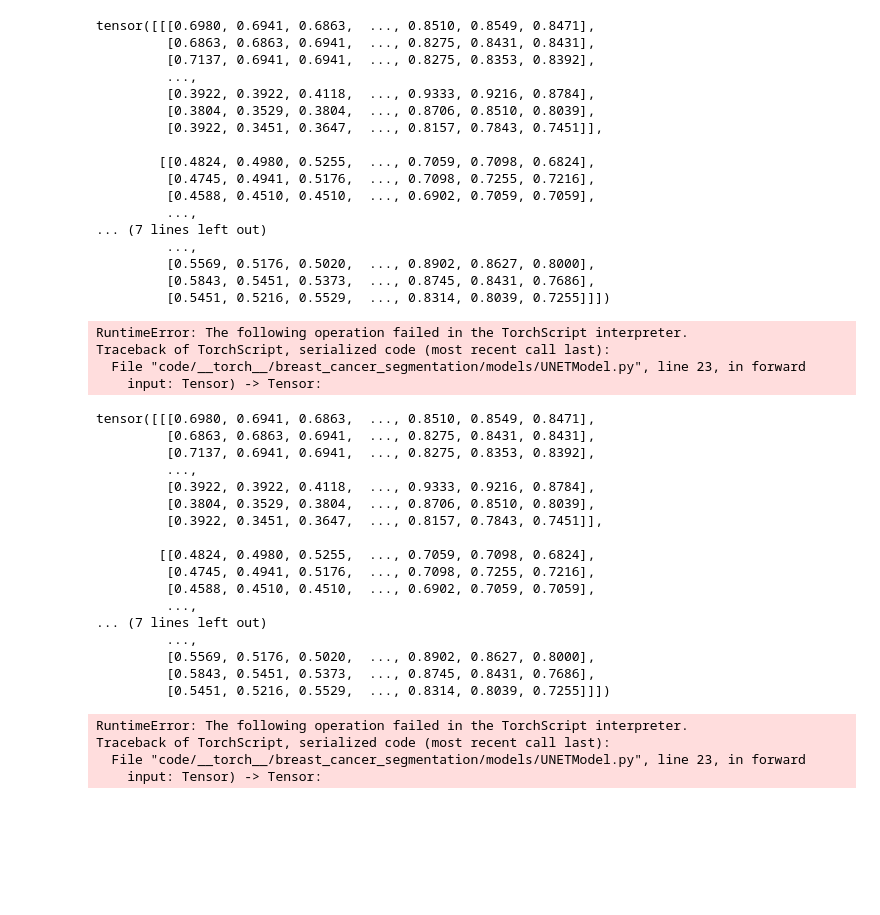
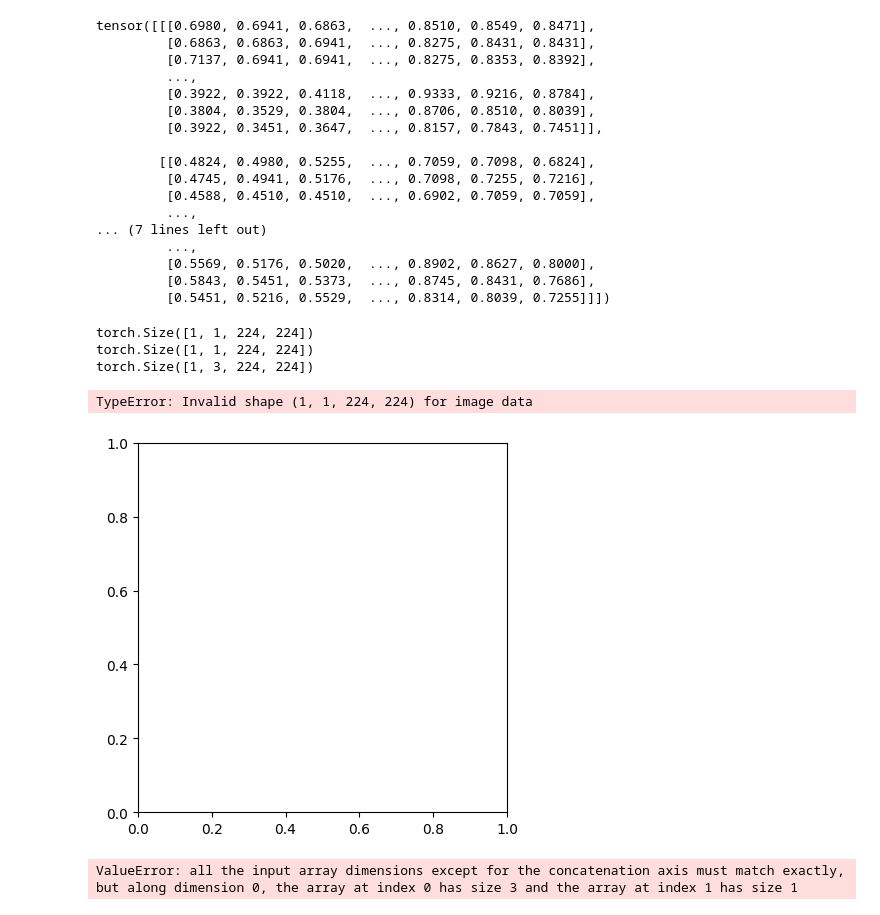
Before and after one commit to MLOps-Group-2/Breast_Cancer_Segmentation, a Jupyter notebook: notebooks/load_model_test.ipynb, the cells around one changed output. Cells and saved outputs as stored; diff of their text form; code cells hidden in the pictures; blank space fills up the shorter version.

```diff
--- a/notebooks/load_model_test.ipynb
+++ b/notebooks/load_model_test.ipynb
@@ -68,7 +70,7 @@ img = Image.open('../data/raw/BCSS/test/TCGA-A1-A0SK-DX1_xmin45749_ymin25055_MPP
 # img_transf = transforms.ToTensor()
 img_transf = Compose(
     [
-        transforms.Resize((224, 224)),  # Adjust size according to your model's input size
+        #transforms.Resize((96, 96)),  # Adjust size according to your model's input size
         transforms.ToTensor()
         #ScaleIntensity()
     ]
@@ -94,40 +96,27 @@ tensor([[[0.6980, 0.6941, 0.6863,  ..., 0.8510, 0.8549, 0.8471],
          [0.5843, 0.5451, 0.5373,  ..., 0.8745, 0.8431, 0.7686],
          [0.5451, 0.5216, 0.5529,  ..., 0.8314, 0.8039, 0.7255]]])
 # %%
-unet_model(img_transf(img))
+img_tensor = img_transf(img)
+img_tensor = img_tensor.unsqueeze(0)
-# %% [output]
-RuntimeError: The following operation failed in the TorchScript interpreter.
-Traceback of TorchScript, serialized code (most recent call last):
-  File "code/__torch__/breast_cancer_segmentation/models/UNETModel.py", line 23, in forward
-    input: Tensor) -> Tensor:
 # %%
-unet_model.
+scores = unet_model(img_tensor)
 # %%
-img_transf(img).squeeze(0)
+values, indices = torch.topk(scores, k=1, dim=1)
-# %% [output]
-tensor([[[0.6980, 0.6941, 0.6863,  ..., 0.8510, 0.8549, 0.8471],
-         [0.6863, 0.6863, 0.6941,  ..., 0.8275, 0.8431, 0.8431],
-         [0.7137, 0.6941, 0.6941,  ..., 0.8275, 0.8353, 0.8392],
-         ...,
-         [0.3922, 0.3922, 0.4118,  ..., 0.9333, 0.9216, 0.8784],
-         [0.3804, 0.3529, 0.3804,  ..., 0.8706, 0.8510, 0.8039],
-         [0.3922, 0.3451, 0.3647,  ..., 0.8157, 0.7843, 0.7451]],
-
-        [[0.4824, 0.4980, 0.5255,  ..., 0.7059, 0.7098, 0.6824],
-         [0.4745, 0.4941, 0.5176,  ..., 0.7098, 0.7255, 0.7216],
-         [0.4588, 0.4510, 0.4510,  ..., 0.6902, 0.7059, 0.7059],
-         ...,
-... (7 lines left out)
-         ...,
-         [0.5569, 0.5176, 0.5020,  ..., 0.8902, 0.8627, 0.8000],
-         [0.5843, 0.5451, 0.5373,  ..., 0.8745, 0.8431, 0.7686],
-         [0.5451, 0.5216, 0.5529,  ..., 0.8314, 0.8039, 0.7255]]])
 # %%
-data_arr = ArrayDataset(img)
+print(indices.shape)
+print(values.shape)
+print(scores.shape)
+# %% [output]
+torch.Size([1, 1, 224, 224])
+torch.Size([1, 1, 224, 224])
+torch.Size([1, 3, 224, 224])
 # %%
-unet_model(img_transf(img).squeeze(0))
+plt.imshow(indices)
+plt.show()
 # %% [output]
-RuntimeError: The following operation failed in the TorchScript interpreter.
-Traceback of TorchScript, serialized code (most recent call last):
-  File "code/__torch__/breast_cancer_segmentation/models/UNETModel.py", line 23, in forward
-    input: Tensor) -> Tensor:
+TypeError: Invalid shape (1, 1, 224, 224) for image data
+[figure, added]
+# %%
+stackedImg = np.concatenate((img_tensor.squeeze(0), indices.squeeze(0)), axis=1)
+# %% [output]
+ValueError: all the input array dimensions except for the concatenation axis must match exactly, but along dimension 0, the array at index 0 has size 3 and the array at index 1 has size 1
```
Also changed, not shown: parts of 4 cells of this notebook, 5 other files.
